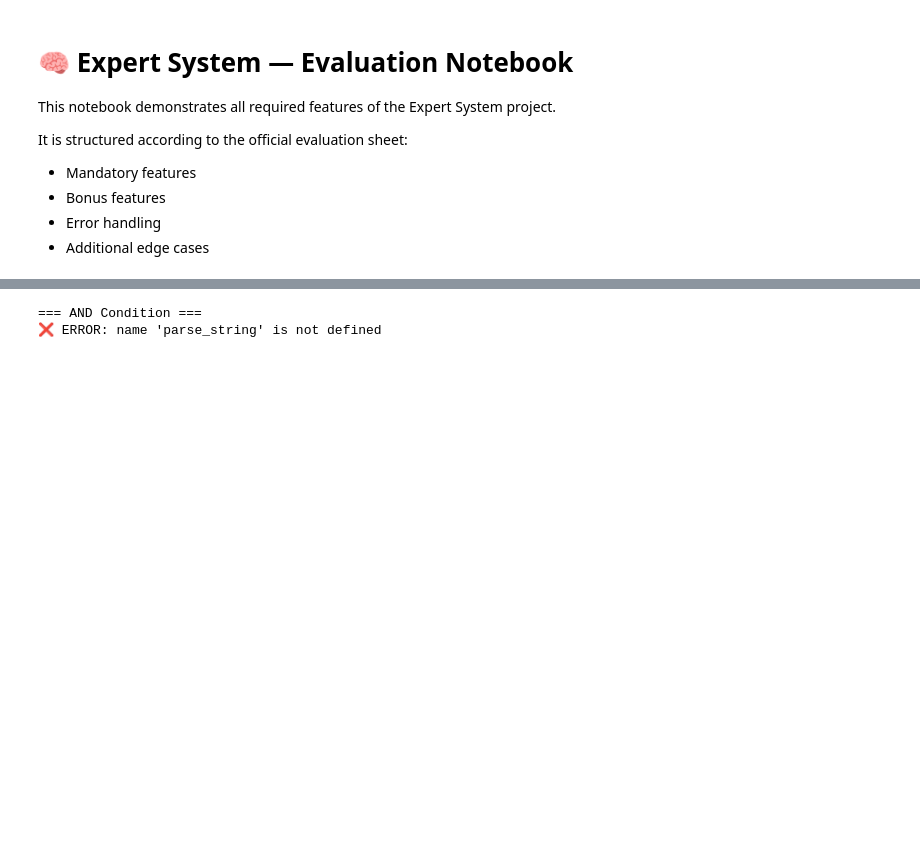
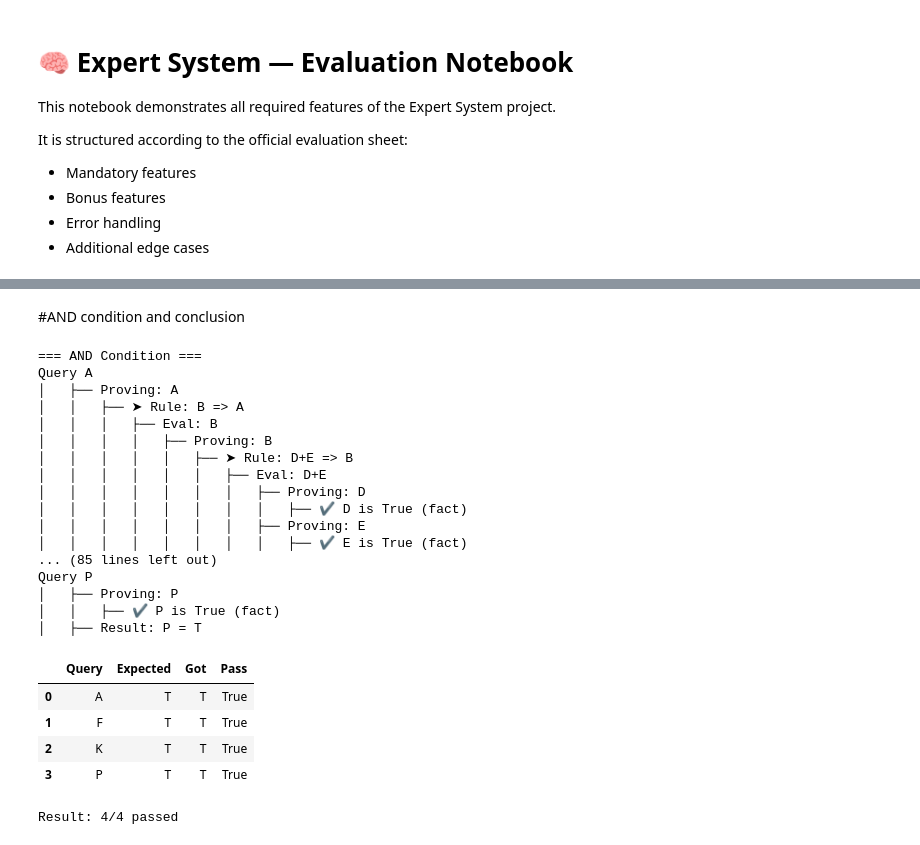
Before and after one commit to gs313/42_expert-system, a Jupyter notebook: subject_test.ipynb, the cells around one changed output, grey strips where cells are left out. Saved outputs shown, nothing was run; the diff lists cells and outputs as text; code cells hidden in the pictures; blank space fills up the shorter version.

Commit message:
fix to show subject test

```diff
--- a/subject_test.ipynb
+++ b/subject_test.ipynb
@@ -46,33 +15,49 @@ def run_test_string(content, expected):
-# %%
-def show_test_string(title, content, expected):
-    print(f"\n=== {title} ===")
-
-    df = run_test_string(content, expected)
-
-    if isinstance(df, dict):
-        print("❌ ERROR:", df["error"])
-        return
-
-    display(df)
-
-    score = df["Pass"].sum()
-    total = len(df)
-
-    print(f"Result: {score}/{total} passed")
+# %% [markdown]
+#AND condition and conclusion
 # %%
 show_test_string(
     "AND Condition",
     """
+    B => A
     D + E => B
-    B => A
+    G + H => F
+    I + J => G
+    G => H
+    L + M => K
+    O + P => L + N
+    N => M
 
-    =DE
+    =DEIJOP
     ?A
     """,
     {
-        "A": "T"
+        "A": "T",
+		"F": "T",
+		"K":"T",
+		"P":"T"
     }
 )
 # %% [output]
 === AND Condition ===
-❌ ERROR: name 'parse_string' is not defined
+Query A
+│   ├── Proving: A
+│   │   ├── ➤ Rule: B => A
+│   │   │   ├── Eval: B
+│   │   │   │   ├── Proving: B
+│   │   │   │   │   ├── ➤ Rule: D+E => B
+│   │   │   │   │   │   ├── Eval: D+E
+│   │   │   │   │   │   │   ├── Proving: D
+│   │   │   │   │   │   │   │   ├── ✔ D is True (fact)
+│   │   │   │   │   │   │   ├── Proving: E
+│   │   │   │   │   │   │   │   ├── ✔ E is True (fact)
+... (85 lines left out)
+Query P
+│   ├── Proving: P
+│   │   ├── ✔ P is True (fact)
+│   ├── Result: P = T
+|  | Query | Expected | Got | Pass |
+| 0 | A | T | T | True |
+| 1 | F | T | T | True |
+| 2 | K | T | T | True |
+| 3 | P | T | T | True |
+Result: 4/4 passed
```
Also changed, not shown: parts of 34 cells of this notebook, 3 other files.
